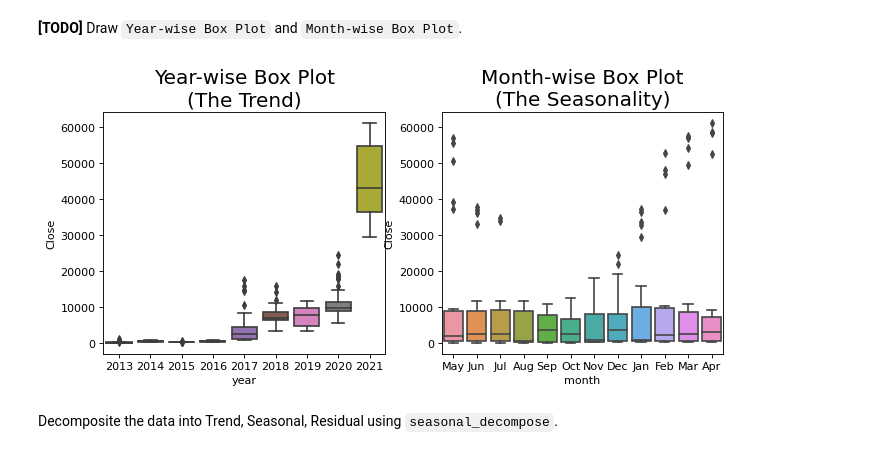
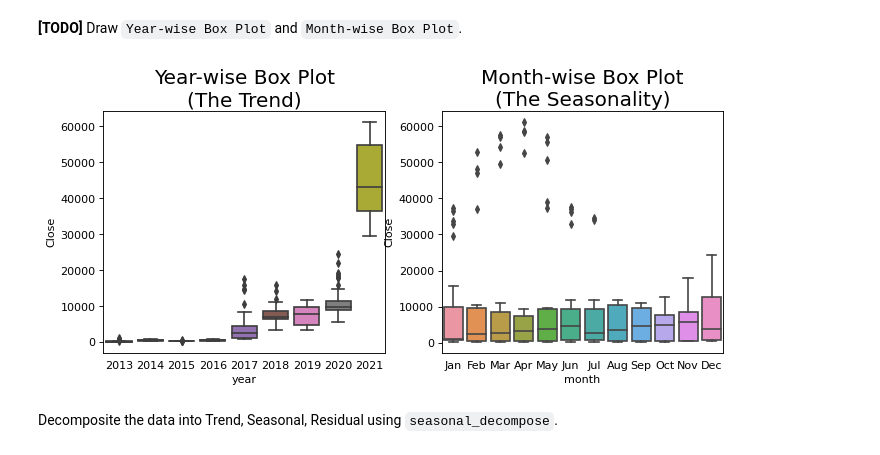
Before and after one commit to yunju-m/DAP, a Jupyter notebook: lecture7.ipynb, the cells around one changed output. Saved outputs shown, nothing was run; the diff lists cells and outputs as text; code cells hidden in the pictures.

```diff
--- a/lecture7.ipynb
+++ b/lecture7.ipynb
@@ -19,7 +19,7 @@ plt.rcParams.update({'figure.figsize': (10, 7),
 df_original = pd.read_csv('https://raw.githubusercontent.com/choi-hyunsoo/DAP/main/coin_Bitcoin.csv',
                  parse_dates=['Date']).set_index('Date')
 
-df = #########################
+df = df_original.resample('1W').mean()
 df.head()
 # %% [output]
 |  | SNo | High | Low | Open | Close | Volume | Marketcap |
@@ -47,20 +47,20 @@ plot_df(x=df.index, y=df.Close,
 # %%
 # Prepare data
 df['year'] = [d.year for d in df.index]
 df['month'] = [d.strftime('%b') for d in df.index]
 years = df['year'].unique()
 
 # Draw Plot
 fig, axes = plt.subplots(1, 2, figsize=(10,4), dpi= 80)
-sns.boxplot(########################)
-sns.boxplot(########################)
+sns.boxplot(x='year', y='Close', data=df, ax=axes[0])
+sns.boxplot(x='month', y='Close', data=df.loc[-df.year.isin([2013,2025]), :])
 
 # Set Title
 axes[0].set_title('Year-wise Box Plot\n(The Trend)', fontsize=18);
 axes[1].set_title('Month-wise Box Plot\n(The Seasonality)', fontsize=18)
 plt.show()
 # %% [output]
-[figure, old version]
+[figure, new version]
 # %% [markdown]
 Decomposite the data into Trend, Seasonal, Residual using `seasonal_decompose`.
 # %%
```
Also changed, not shown: parts of 2 cells of this notebook.
